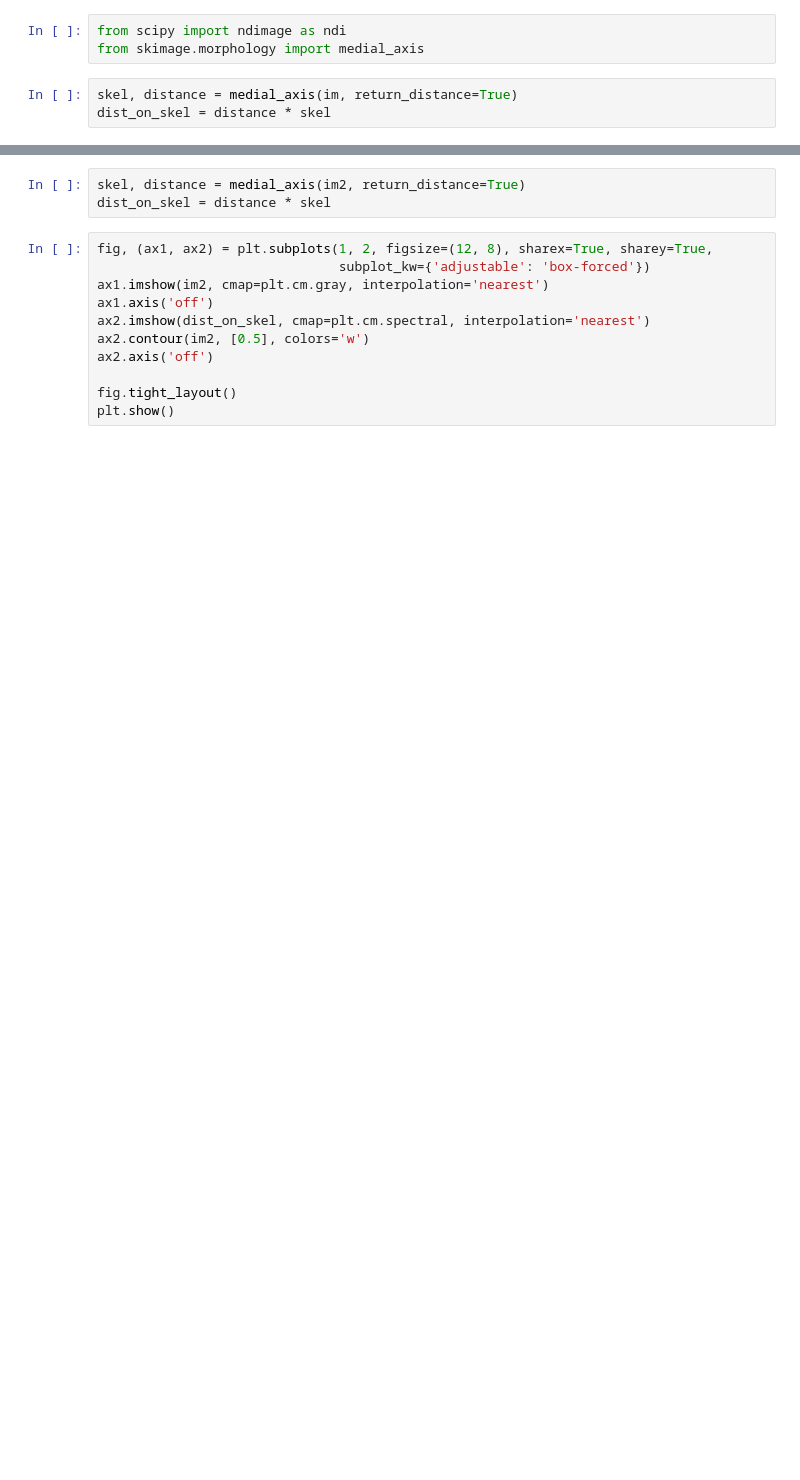
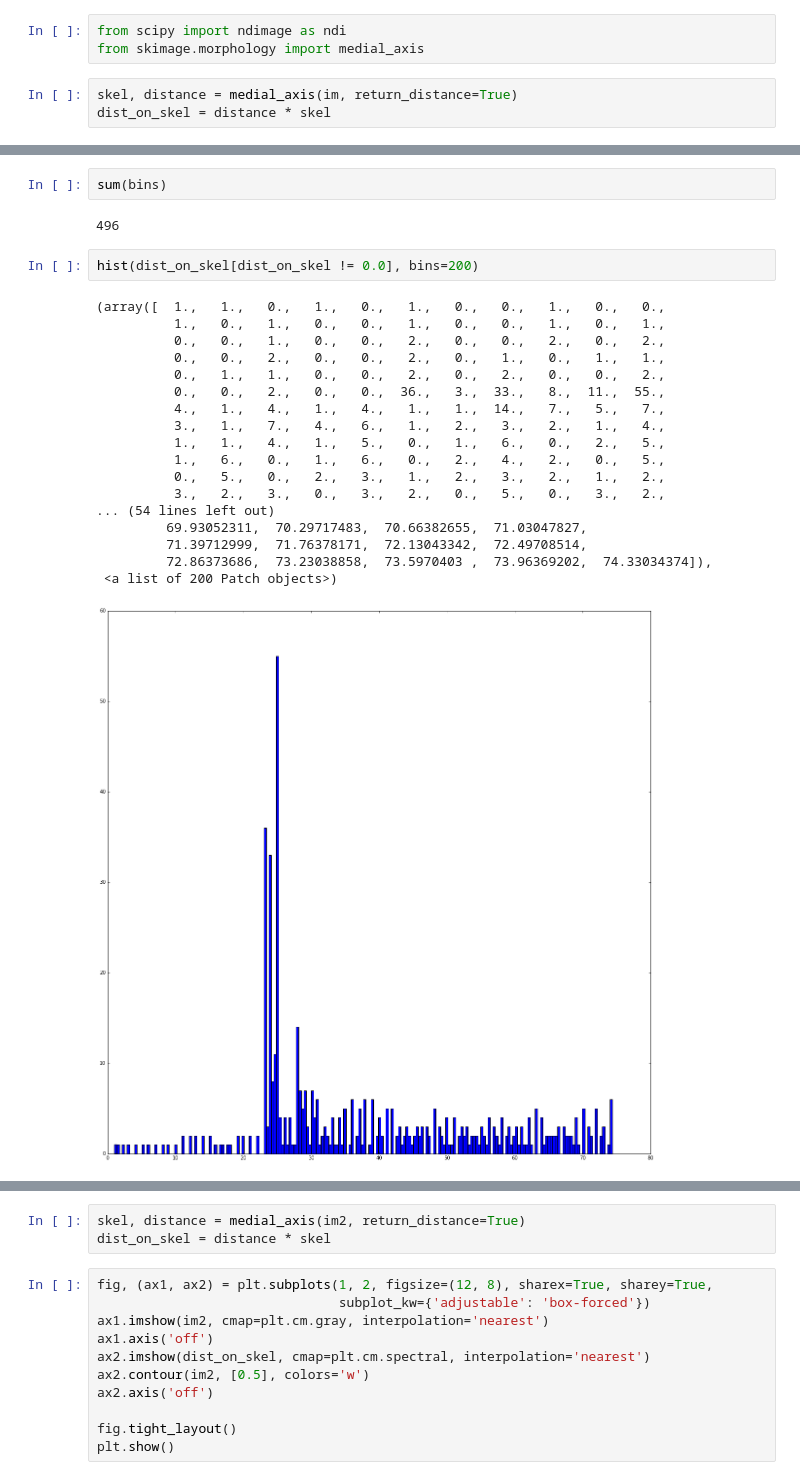
Before and after one commit to eugeniashurko/fork-recognition, a Jupyter notebook: experiments/skeleton.ipynb, the cells around one changed output, grey strips where cells are left out. Drawn from its saved outputs; the diff is of its cells as text; blank space fills up the shorter version.

```diff
--- a/experiments/skeleton.ipynb
+++ b/experiments/skeleton.ipynb
@@ -455,3 +479,28 @@ dist_on_skel = distance * skel
+# %%
+sum(bins)
+# %% [output]
+496
+# %%
+hist(dist_on_skel[dist_on_skel != 0.0], bins=200)
+# %% [output]
+(array([  1.,   1.,   0.,   1.,   0.,   1.,   0.,   0.,   1.,   0.,   0.,
+          1.,   0.,   1.,   0.,   0.,   1.,   0.,   0.,   1.,   0.,   1.,
+          0.,   0.,   1.,   0.,   0.,   2.,   0.,   0.,   2.,   0.,   2.,
+          0.,   0.,   2.,   0.,   0.,   2.,   0.,   1.,   0.,   1.,   1.,
+          0.,   1.,   1.,   0.,   0.,   2.,   0.,   2.,   0.,   0.,   2.,
+          0.,   0.,   2.,   0.,   0.,  36.,   3.,  33.,   8.,  11.,  55.,
+          4.,   1.,   4.,   1.,   4.,   1.,   1.,  14.,   7.,   5.,   7.,
+          3.,   1.,   7.,   4.,   6.,   1.,   2.,   3.,   2.,   1.,   4.,
+          1.,   1.,   4.,   1.,   5.,   0.,   1.,   6.,   0.,   2.,   5.,
+          1.,   6.,   0.,   1.,   6.,   0.,   2.,   4.,   2.,   0.,   5.,
+          0.,   5.,   0.,   2.,   3.,   1.,   2.,   3.,   2.,   1.,   2.,
+          3.,   2.,   3.,   0.,   3.,   2.,   0.,   5.,   0.,   3.,   2.,
+... (54 lines left out)
+         69.93052311,  70.29717483,  70.66382655,  71.03047827,
+         71.39712999,  71.76378171,  72.13043342,  72.49708514,
+         72.86373686,  73.23038858,  73.5970403 ,  73.96369202,  74.33034374]),
+ <a list of 200 Patch objects>)
+[figure, added]
 # %%
 fig, (ax1, ax2) = plt.subplots(1, 2, figsize=(12, 8), sharex=True, sharey=True,
                                subplot_kw={'adjustable': 'box-forced'})
```
Also changed, not shown: parts of 43 cells of this notebook.
